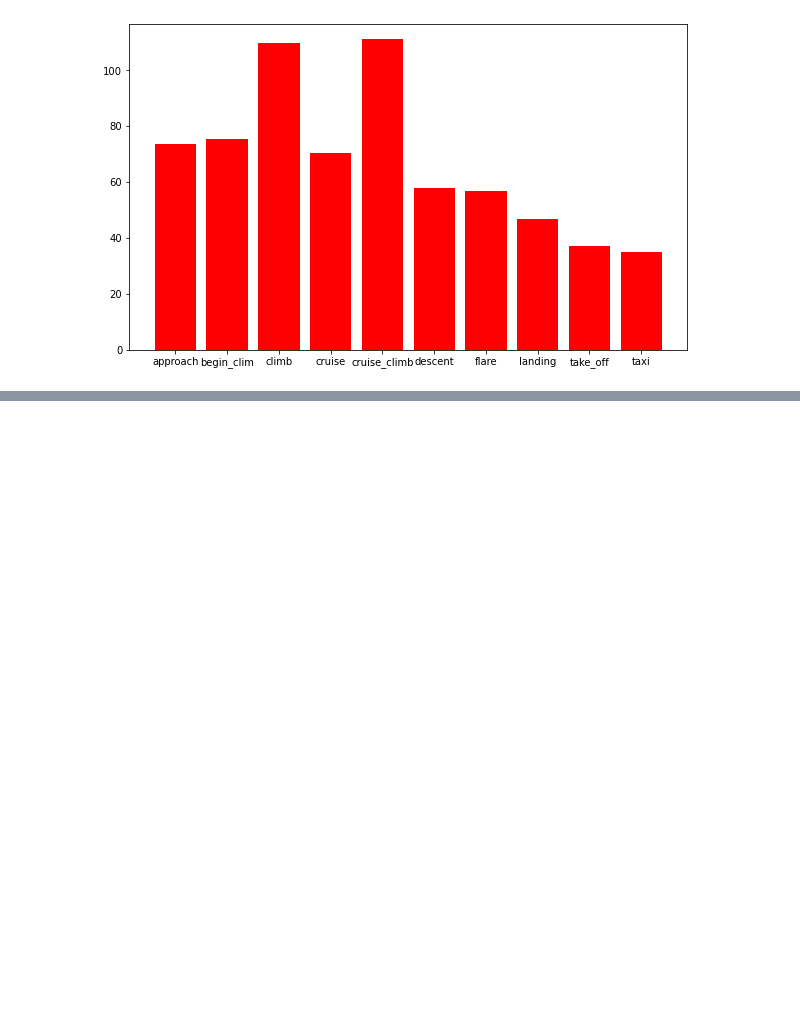
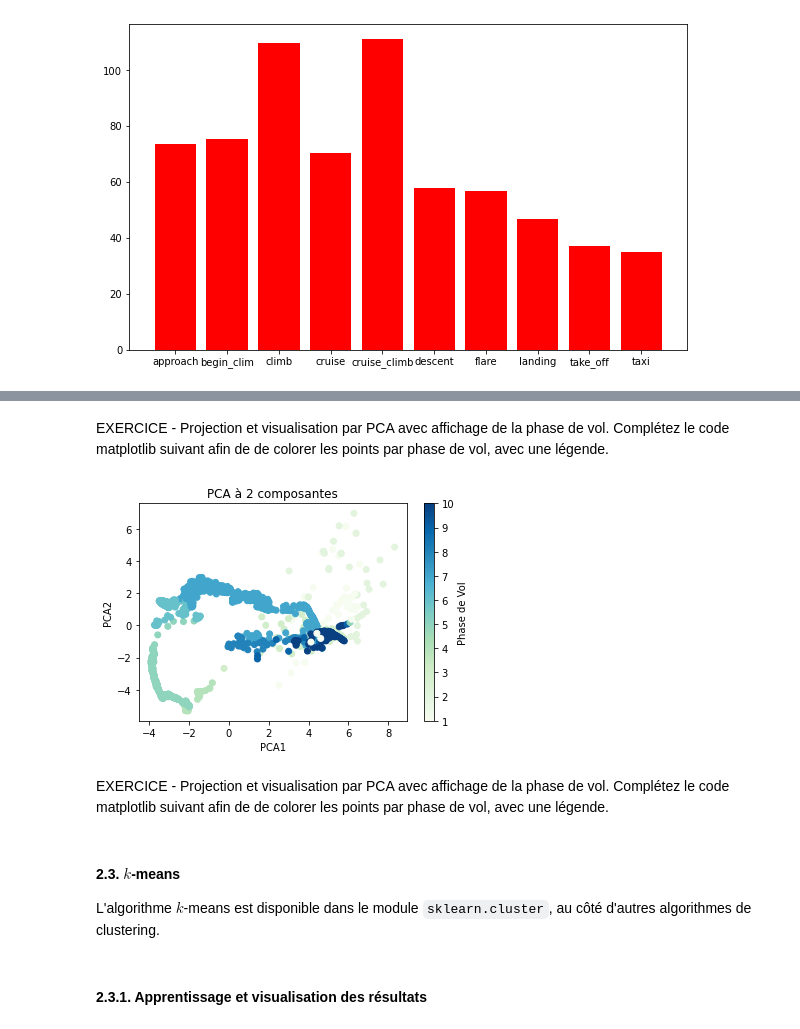
Before and after one commit to Thomasb-ing/TD-Stat-descriptive, a Jupyter notebook: TD2/TD2_BINET.ipynb, the cells around one changed output, grey strips where cells are left out. Cells and saved outputs as stored; diff of their text form; code cells hidden in the pictures; blank space fills up the shorter version.

```diff
--- a/TD2/TD2_BINET.ipynb
+++ b/TD2/TD2_BINET.ipynb
@@ -158,0 +203,4 @@ plt.bar(np.arange(T25_MAX_PHASE_VOL.size), T25_MAX_PHASE_VOL, tick_label=T25_MAX
+# %%
+X_VOL=vol_float.to_numpy()
+print(X_VOL)
+np.shape(X_VOL)
@@ -158,0 +337,25 @@ plt.bar(np.arange(T25_MAX_PHASE_VOL.size), T25_MAX_PHASE_VOL, tick_label=T25_MAX
+# %%
+vol_pca = PCA(n_components=2).fit(X_VOL_NORM2)
+y=vol_pca.transform(X_VOL_NORM2)[:,1]
+x=vol_pca.transform(X_VOL_NORM2)[:,0]
+# %%
+phase_vol=vol["FLIGHT_MOD"].to_numpy()
+# %% [markdown]
+EXERCICE - Projection et visualisation par PCA avec affichage de la phase de vol.
+Complétez le code matplotlib suivant afin de de colorer les points par phase de vol, avec une légende.
+# %%
+plt.scatter(x,y,c=phase_vol,cmap="GnBu")
+plt.title("PCA à 2 composantes")
+plt.xlabel("PCA1")
+plt.ylabel("PCA2")
+plt.colorbar(label="Phase de Vol")
+plt.show()
+# %% [output]
+[figure, added]
+# %% [markdown]
+EXERCICE - Projection et visualisation par PCA avec affichage de la phase de vol.
+Complétez le code matplotlib suivant afin de de colorer les points par phase de vol, avec une légende.
+# %% [markdown]
+#### 2.3. $k$-means
+
+L'algorithme $k$-means est disponible dans le module `sklearn.cluster`, au côté d'autres algorithmes de clustering.
@@ -158,0 +364,2 @@ plt.bar(np.arange(T25_MAX_PHASE_VOL.size), T25_MAX_PHASE_VOL, tick_label=T25_MAX
+# %% [markdown]
+#### 2.3.1. Apprentissage et visualisation des résultats
```
Also changed, not shown: parts of 40 cells of this notebook, 1 other file.
